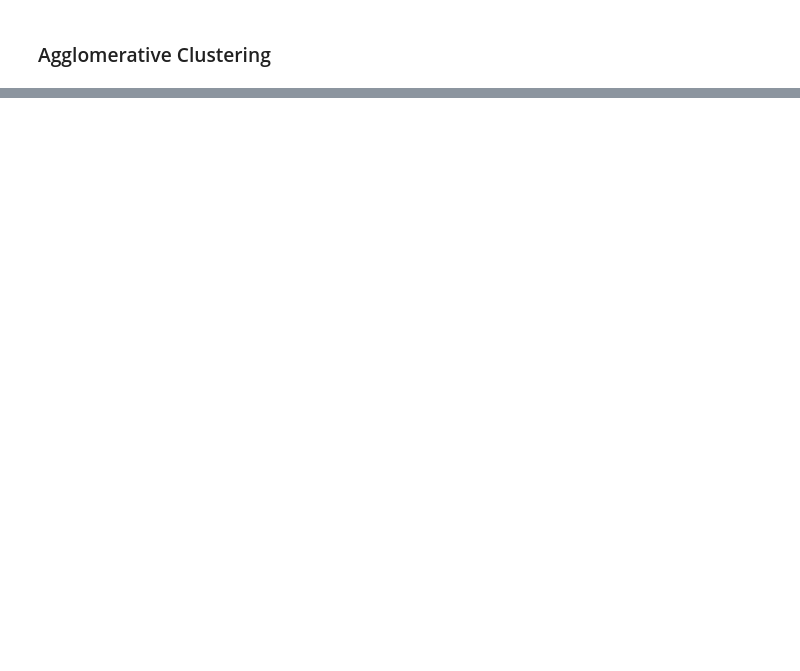
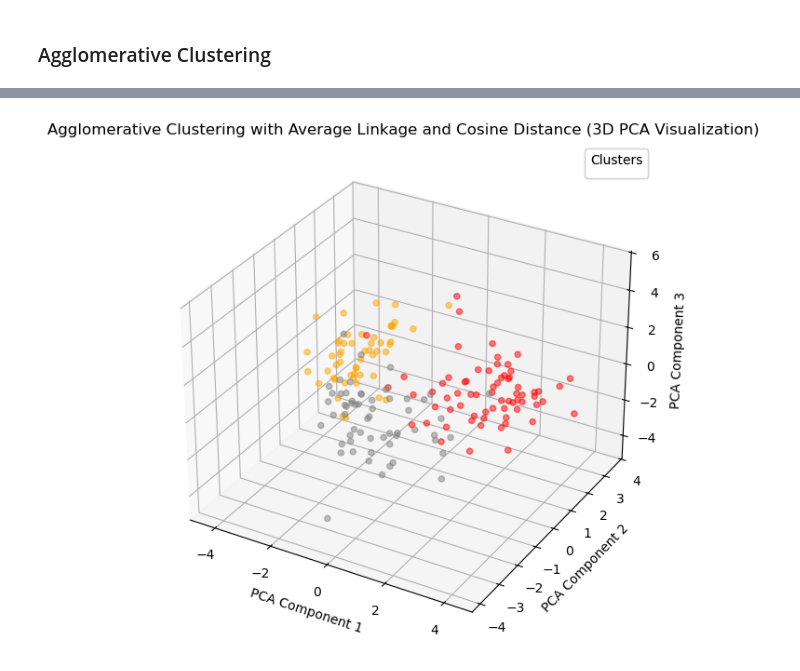
Before and after one commit to FleaBusyBeeBergs/dtsa5510-wine-clustering, a Jupyter notebook: wine-clustering.ipynb, the cells around one changed output, grey strips where cells are left out. Saved outputs shown, nothing was run; the diff lists cells and outputs as text; code cells hidden in the pictures; blank space fills up the shorter version.

```diff
--- a/wine-clustering.ipynb
+++ b/wine-clustering.ipynb
@@ -448,0 +375,45 @@ X['agg_cluster'] = clusters
+# %%
+agg_clustering = AgglomerativeClustering(n_clusters = 3,
+                                         metric = 'cosine',
+                                         linkage = 'average')
+
+clusters = agg_clustering.fit_predict(X_scaled)
+
+pca = PCA(n_components = 3)
+X_pca = pca.fit_transform(X_scaled)
+
+fig = plt.figure(figsize=(10, 7))
+ax = fig.add_subplot(111, projection='3d')
+
+# switch around colours for consistency with other pca plots
+custom_colours = []
+for label in clusters:
+    if label == 0:
+        custom_colours.append('red')
+    elif label == 1:
+        custom_colours.append('gray')
+    else:
+        custom_colours.append('orange')
+
+# Scatter plot with custom palette
+scatter = ax.scatter(X_pca[:, 0],
+                     X_pca[:, 1],
+                     X_pca[:, 2],
+                     c = custom_colours,
+                     cmap = 'Set1',
+                     alpha = 0.5)
+
+# Customize the title and labels
+ax.set_title('Agglomerative Clustering with Average Linkage and Cosine Distance (3D PCA Visualization)')
+ax.set_xlabel('PCA Component 1')
+ax.set_ylabel('PCA Component 2')
+ax.set_zlabel('PCA Component 3')
+
+# Display the legend
+legend = ax.legend(*scatter.legend_elements(), title='Clusters')
+ax.add_artist(legend)
+
+# Show the plot
+plt.show()
+# %% [output]
+[figure, added]
```
Also changed, not shown: parts of 30 cells of this notebook.
